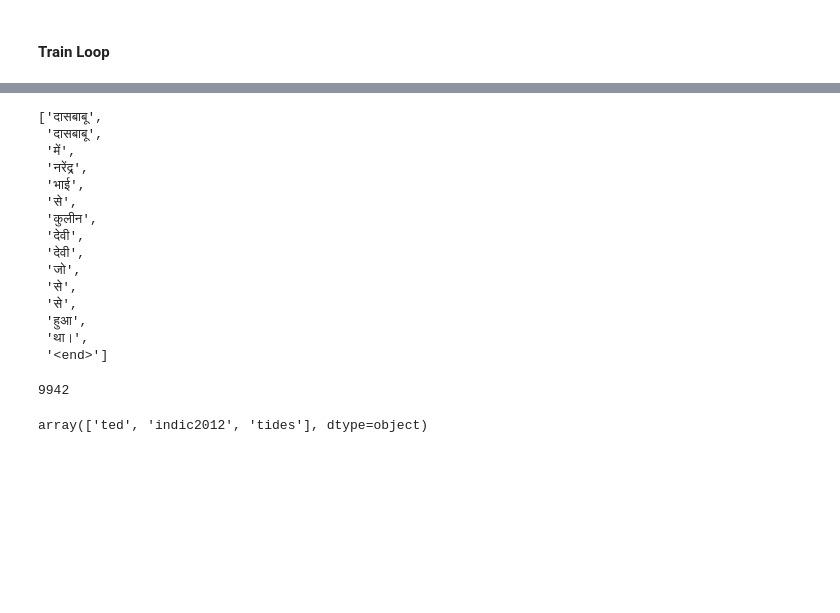
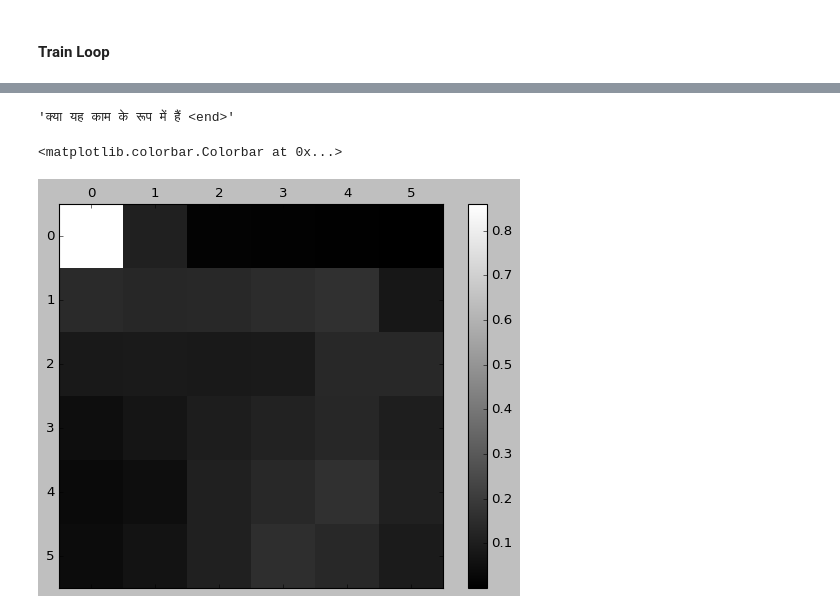
Before and after one commit to bhargavsaidasari/Machine-Learning-Projects, a Jupyter notebook: English-Hindi-Translation/English_Hindi_NMT.ipynb, the cells around one changed output, grey strips where cells are left out. Drawn from its saved outputs; the diff is of its cells as text; code cells hidden in the pictures; blank space fills up the shorter version.

Commit message:
Attention Plot

```diff
--- a/English_Hindi_NMT.ipynb
+++ b/English-Hindi-Translation/English_Hindi_NMT.ipynb
@@ -281,7 +265,7 @@ class BahdannauAttention(nn.Module):
 #### Test Decoder
 # %%
 device = torch.device("cuda:0" if torch.cuda.is_available() else "cpu")
-decoder = BahdannauAttention(len(hindi_int_to_vocab), 256, 256, 512, 256 * 2, 9)
+decoder = BahdannauAttention(len(hindi_int_to_vocab), 256, 256, 512, 256 * 2, 19)
 
 decoder.to(device)
 # obtain one sample from the data iterator
@@ -302,8 +286,8 @@ torch.Size([2, 64, 512])
 device = torch.device("cuda:0" if torch.cuda.is_available() else "cpu")
 
 ## TODO: Combine the encoder and decoder into one class
-encoder = EncoderGRU(len(english_int_to_vocab) + 1, 256, 256, 20)
-decoder = BahdannauAttention(len(hindi_int_to_vocab) + 1, 256, 256, 256*2, 256*2, 20)
+encoder = EncoderGRU(len(english_int_to_vocab) + 1, 256, 256, 19)
+decoder = BahdannauAttention(len(hindi_int_to_vocab) + 1, 256, 256, 256*2, 256*2, 19)
 
 
 encoder.to(device)
@@ -324,7 +308,7 @@ for epoch in range(EPOCHS):
 
     encoder.train()
     decoder.train()
-    teacher_forcing = teacher_forcing * 0.95
+    teacher_forcing = teacher_forcing * 0.99
     total_loss = 0
 
     for batch, (english, hindi) in enumerate(dataloader):
@@ -373,7 +357,7 @@ for epoch in range(EPOCHS):
                                                           batch_loss.detach().item()))
 
 
-    ### TODO: Save checkpoint for model
+    ### Save checkpoint for model
     if epoch % 10 == 0 :
       torch.save(encoder.state_dict(), '/content/encoder_3.pth')
       torch.save(decoder.state_dict(), '/content/decoder_3.pth')
@@ -431,27 +428,16 @@ test1 = [''.join(english_int_to_vocab[x]) for x in list(english_test_text[0]) if
-# %%
-text = 'uttra was married to abhimanyu <end>'
-inference(text, encoder, decoder)
-# %% [output]
-['दासबाबू',
- 'दासबाबू',
- 'में',
- 'नरेंद्र',
- 'भाई',
- 'से',
- 'कुलीन',
- 'देवी',
- 'देवी',
- 'जो',
- 'से',
- 'से',
- 'हुआ',
- 'था।',
- '<end>']
-# %%
-max(english_int_to_vocab)
-# %% [output]
-9942
-# %%
-dataset.source.unique()
-# %% [output]
-array(['ted', 'indic2012', 'tides'], dtype=object)
+# %%
+output, attentions = greedy_inference('Does this work as intended <end>', encoder, decoder)
+# %%
+output
+# %% [output]
+'क्या यह काम के रूप में हैं <end>'
+# %%
+from matplotlib import pyplot as plt
+plt.style.use('classic')
+fig = plt.figure()
+ax = fig.add_subplot(111)
+cax = ax.matshow(attentions[:6, :6].numpy(), cmap='gray')
+fig.colorbar(cax)
+# %% [output]
+<matplotlib.colorbar.Colorbar at 0x...>
+[figure, added]
```
Also changed, not shown: parts of 13 cells of this notebook.
